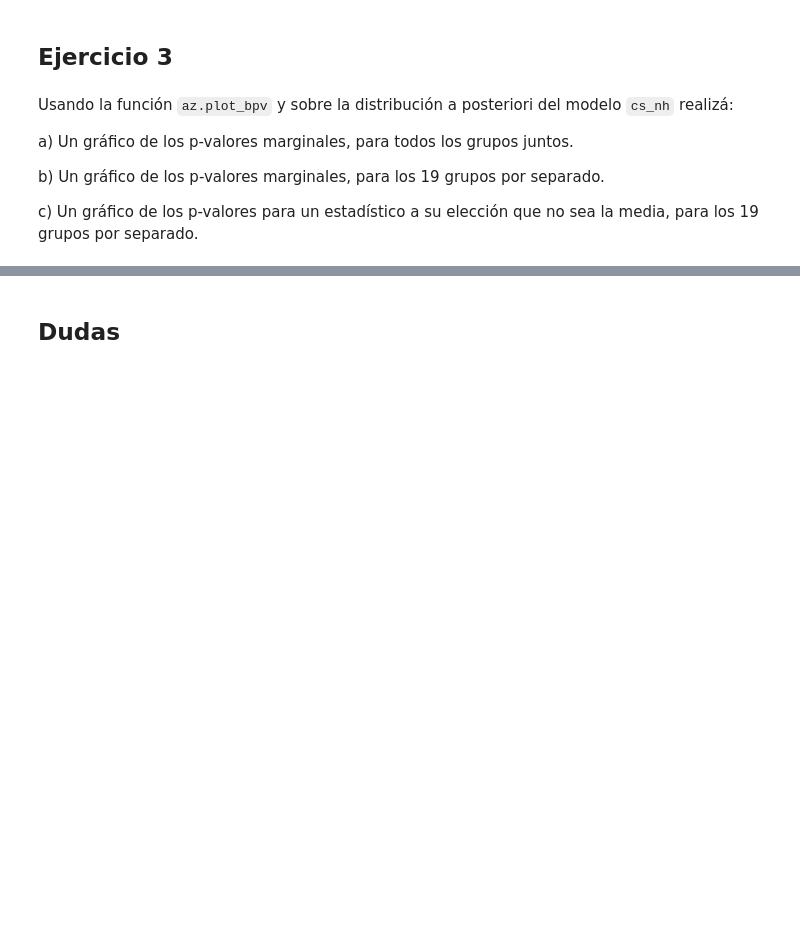
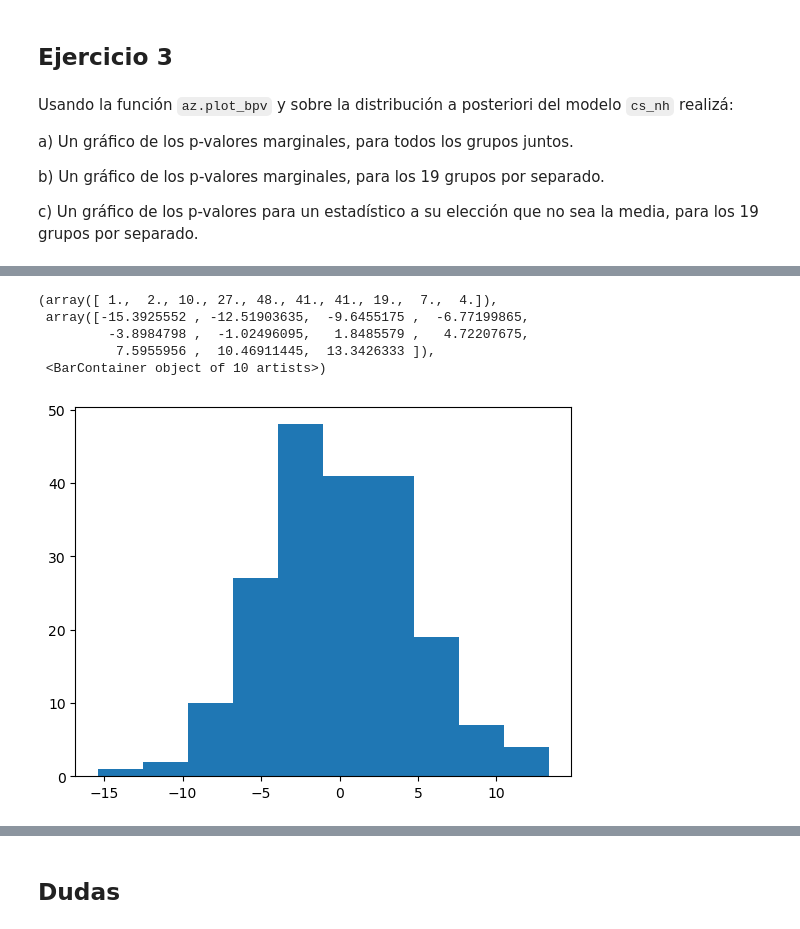
Before and after one commit to ulrich-marcelo/estadistica_e_inferencia_II, a Jupyter notebook: 04_Flujo_de_trabajo_bayesiano.ipynb, the cells around one changed output, grey strips where cells are left out. Cells and saved outputs as stored; diff of their text form; code cells hidden in the pictures; blank space fills up the shorter version.

```diff
--- a/04_Flujo_de_trabajo_bayesiano.ipynb
+++ b/04_Flujo_de_trabajo_bayesiano.ipynb
@@ -1563,0 +1634,16 @@ No le supe hacer la de los grupos separados.
+# %%
+import arviz as az
+import matplotlib.pyplot as plt
+import numpy as np
+import pandas as pd
+import pymc as pm
+import preliz as pz
+obs = pz.Normal(0,5).rvs(200)
+plt.hist(obs)
+# %% [output]
+(array([ 1.,  2., 10., 27., 48., 41., 41., 19.,  7.,  4.]),
+ array([-15.3925552 , -12.51903635,  -9.6455175 ,  -6.77199865,
+         -3.8984798 ,  -1.02496095,   1.8485579 ,   4.72207675,
+          7.5955956 ,  10.46911445,  13.3426333 ]),
+ <BarContainer object of 10 artists>)
+[figure, added]
```
Also changed, not shown: parts of 25 cells of this notebook, 5 other files.
